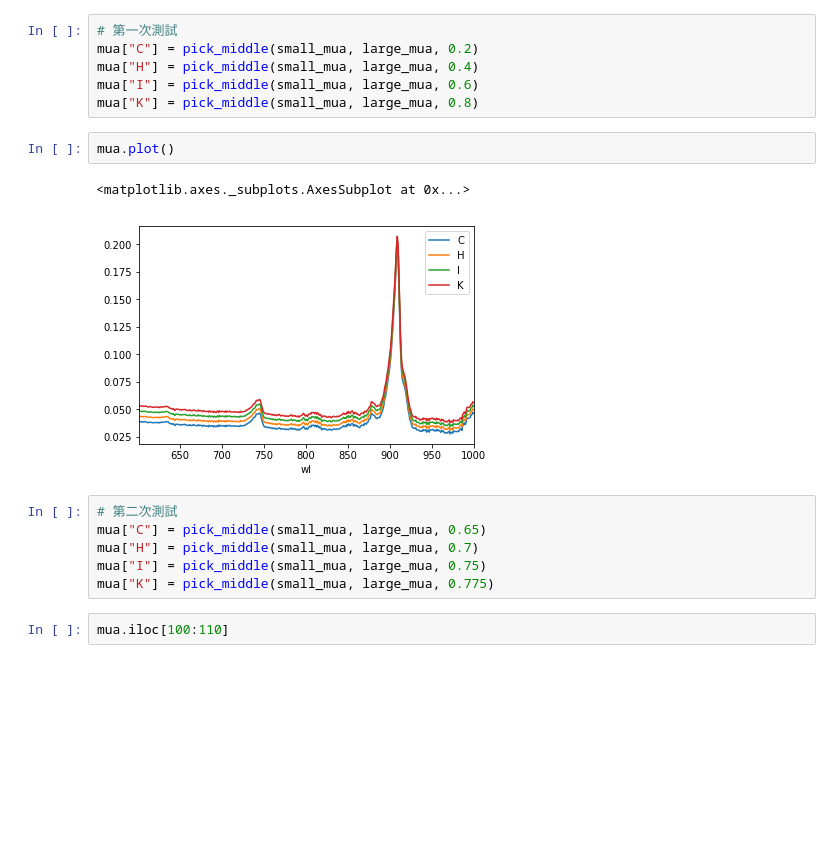
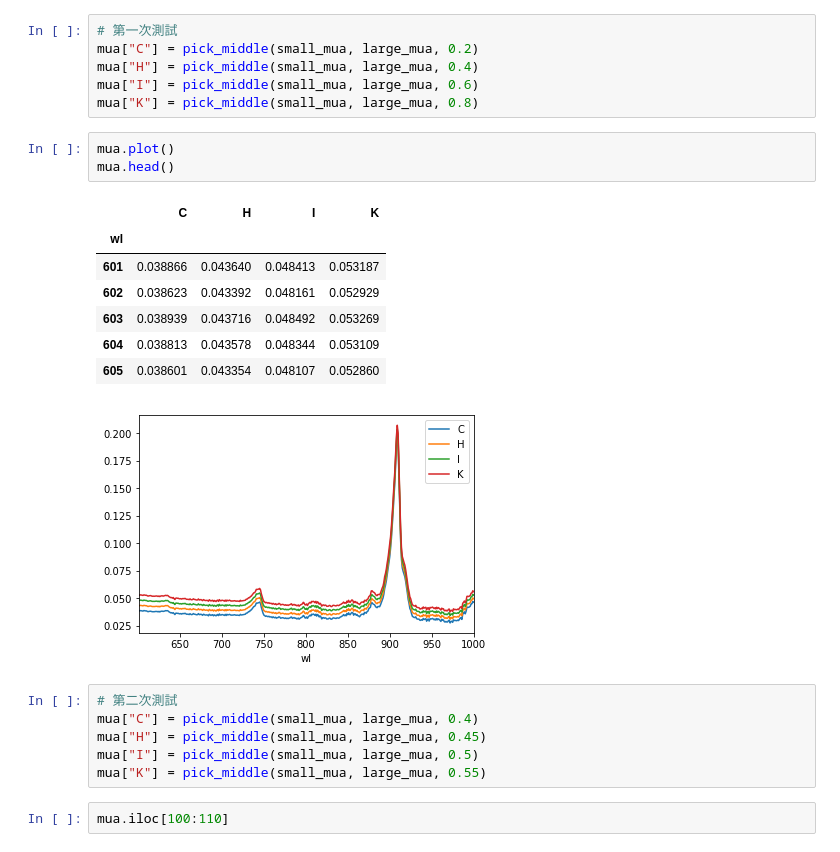
Before and after one commit to ToastCheng/ijv, a Jupyter notebook: Untitled.ipynb, the cells around one changed output. Cells and saved outputs as stored; diff of their text form; blank space fills up the shorter version.

```diff
--- a/Untitled.ipynb
+++ b/Untitled.ipynb
@@ -53,15 +53,22 @@ mua["I"] = pick_middle(small_mua, large_mua, 0.6)
 mua["K"] = pick_middle(small_mua, large_mua, 0.8)
 # %%
 mua.plot()
+mua.head()
 # %% [output]
-<matplotlib.axes._subplots.AxesSubplot at 0x...>
+|  | C | H | I | K |
+| wl |  |  |  |  |
+| 601 | 0.038866 | 0.043640 | 0.048413 | 0.053187 |
+| 602 | 0.038623 | 0.043392 | 0.048161 | 0.052929 |
+| 603 | 0.038939 | 0.043716 | 0.048492 | 0.053269 |
+| 604 | 0.038813 | 0.043578 | 0.048344 | 0.053109 |
+| 605 | 0.038601 | 0.043354 | 0.048107 | 0.052860 |
 [figure]
 # %%
 # 第二次測試
-mua["C"] = pick_middle(small_mua, large_mua, 0.65)
-mua["H"] = pick_middle(small_mua, large_mua, 0.7)
-mua["I"] = pick_middle(small_mua, large_mua, 0.75)
-mua["K"] = pick_middle(small_mua, large_mua, 0.775)
+mua["C"] = pick_middle(small_mua, large_mua, 0.4)
+mua["H"] = pick_middle(small_mua, large_mua, 0.45)
+mua["I"] = pick_middle(small_mua, large_mua, 0.5)
+mua["K"] = pick_middle(small_mua, large_mua, 0.55)
 # %%
 mua.iloc[100:110]
 # %% [output]
```
Also changed, not shown: parts of 1 cell of this notebook, 3 other files.
